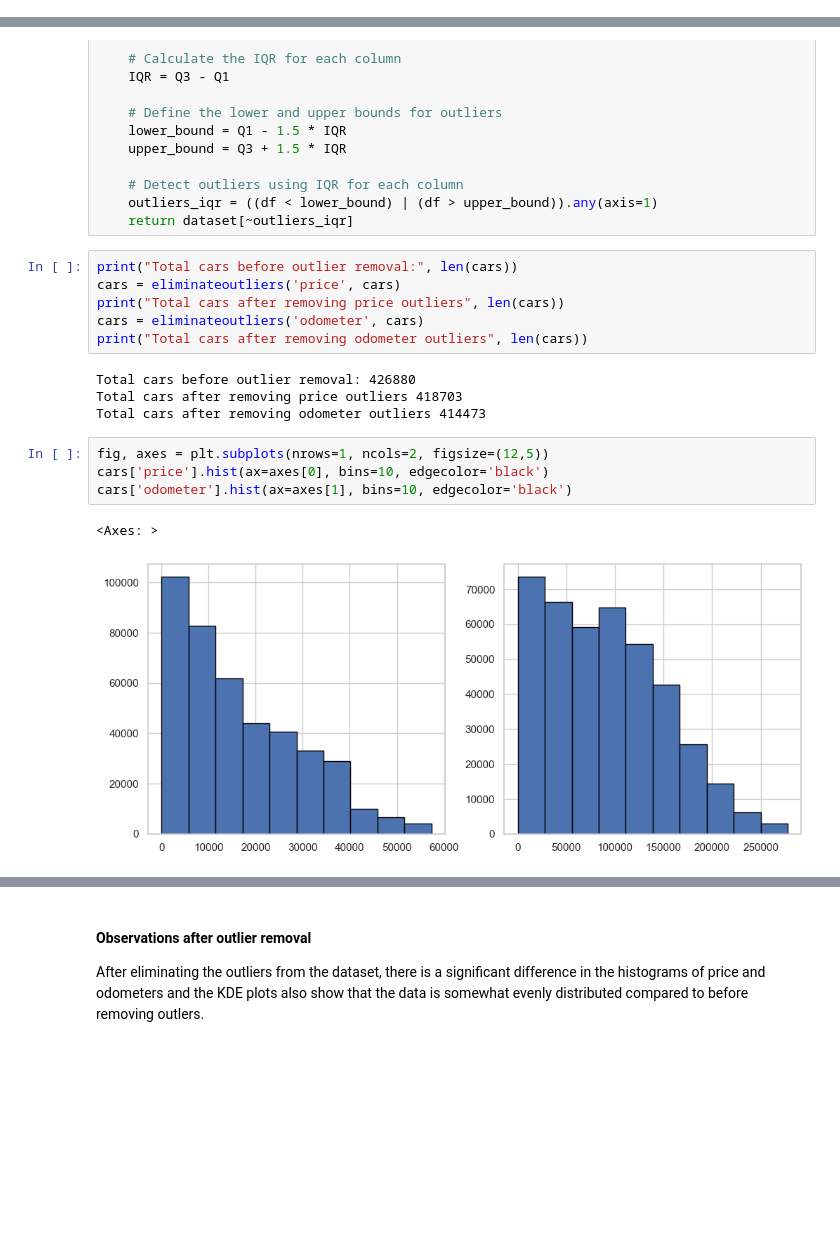
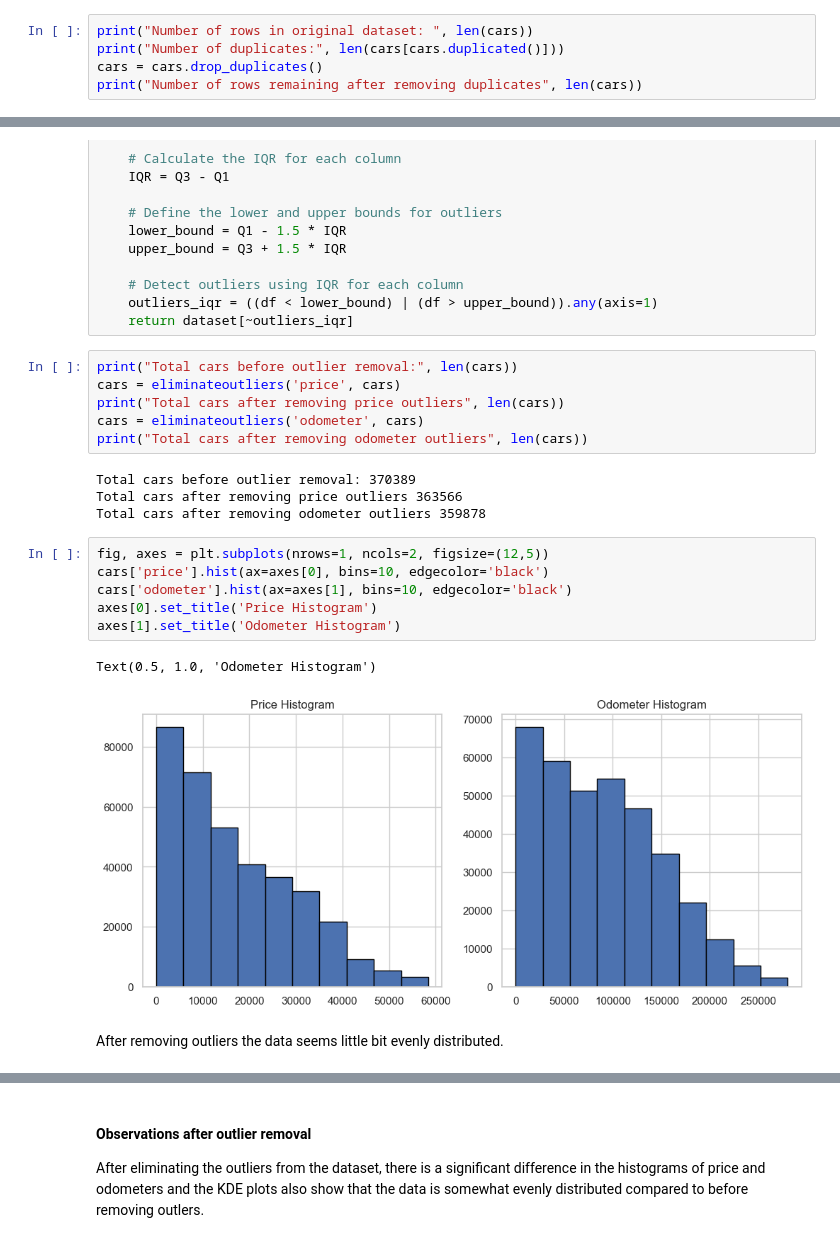
Before and after one commit to trguduru/car_price_prediction, a Jupyter notebook: prompt_II.ipynb, the cells around one changed output, grey strips where cells are left out. Cells and saved outputs as stored; diff of their text form; blank space fills up the shorter version.

```diff
--- a/prompt_II.ipynb
+++ b/prompt_II.ipynb
@@ -276,0 +280,5 @@ cars.drop('size', inplace=True, axis=1)
+# %%
+print("Number of rows in original dataset: ", len(cars))
+print("Number of duplicates:", len(cars[cars.duplicated()]))
+cars = cars.drop_duplicates()
+print("Number of rows remaining after removing duplicates", len(cars))
@@ -316,16 +328,20 @@ print("Total cars after removing price outliers", len(cars))
 cars = eliminateoutliers('odometer', cars)
 print("Total cars after removing odometer outliers", len(cars))
 # %% [output]
-Total cars before outlier removal: 426880
-Total cars after removing price outliers 418703
-Total cars after removing odometer outliers 414473
+Total cars before outlier removal: 370389
+Total cars after removing price outliers 363566
+Total cars after removing odometer outliers 359878
 # %%
 fig, axes = plt.subplots(nrows=1, ncols=2, figsize=(12,5))
 cars['price'].hist(ax=axes[0], bins=10, edgecolor='black')
 cars['odometer'].hist(ax=axes[1], bins=10, edgecolor='black')
+axes[0].set_title('Price Histogram')
+axes[1].set_title('Odometer Histogram')
 # %% [output]
-<Axes: >
+Text(0.5, 1.0, 'Odometer Histogram')
-[figure, old version]
+[figure, new version]
+# %% [markdown]
+After removing outliers the data seems little bit evenly distributed.
 # %%
 numericCols = ['price', 'odometer', 'year']
 plt.figure(figsize=(15, 15))
```
Also changed, not shown: parts of 65 cells of this notebook, 18 other files.
